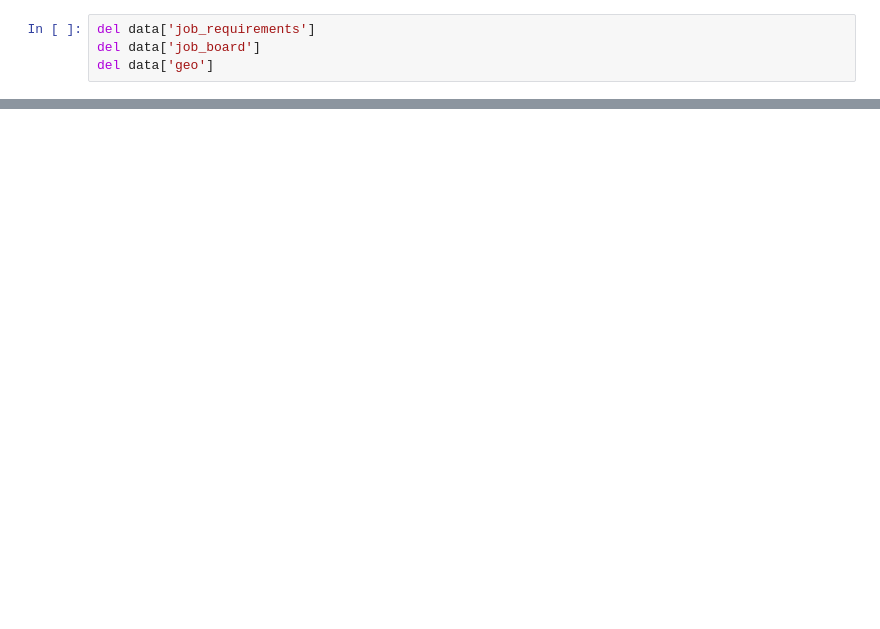
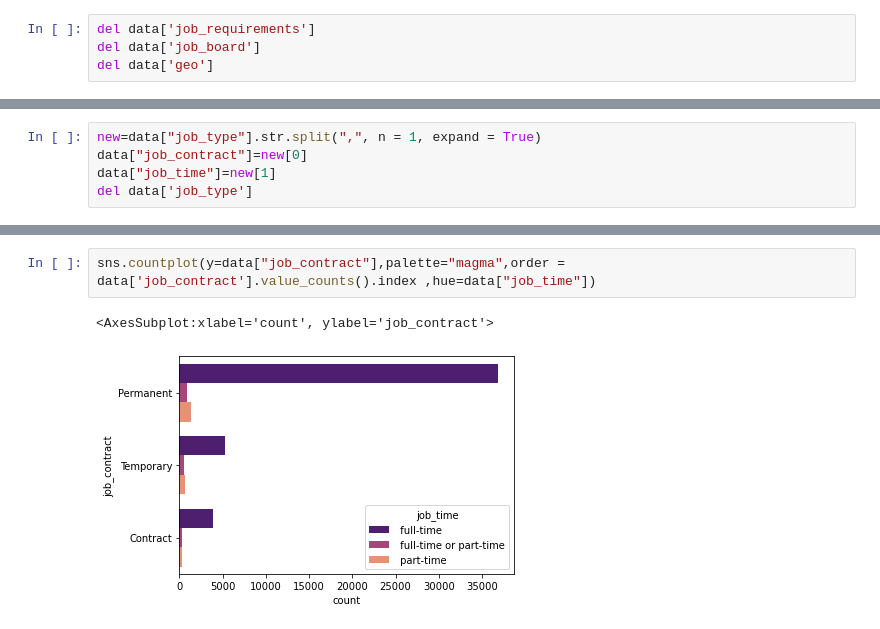
Before and after one commit to dexterneutron/TorreDSProject, a Jupyter notebook: TorreDSProject.ipynb, the cells around one changed output, grey strips where cells are left out. Drawn from its saved outputs; the diff is of its cells as text; blank space fills up the shorter version.

```diff
--- a/TorreDSProject.ipynb
+++ b/TorreDSProject.ipynb
@@ -76,0 +87,5 @@ data.head()
+# %%
+new=data["job_type"].str.split(",", n = 1, expand = True)
+data["job_contract"]=new[0]
+data["job_time"]=new[1]
+del data['job_type']
@@ -76,0 +101,5 @@ data.head()
+# %%
+sns.countplot(y=data["job_contract"],palette="magma",order = data['job_contract'].value_counts().index ,hue=data["job_time"])
+# %% [output]
+<AxesSubplot:xlabel='count', ylabel='job_contract'>
+[figure, added]
```
Also changed, not shown: parts of 10 cells of this notebook.
